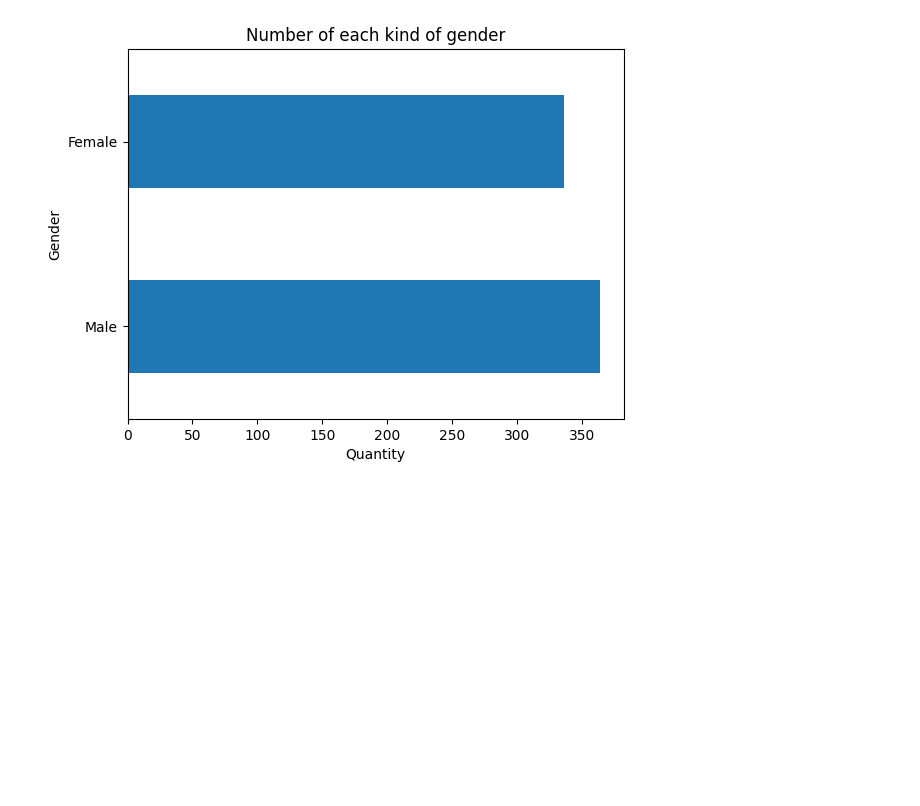
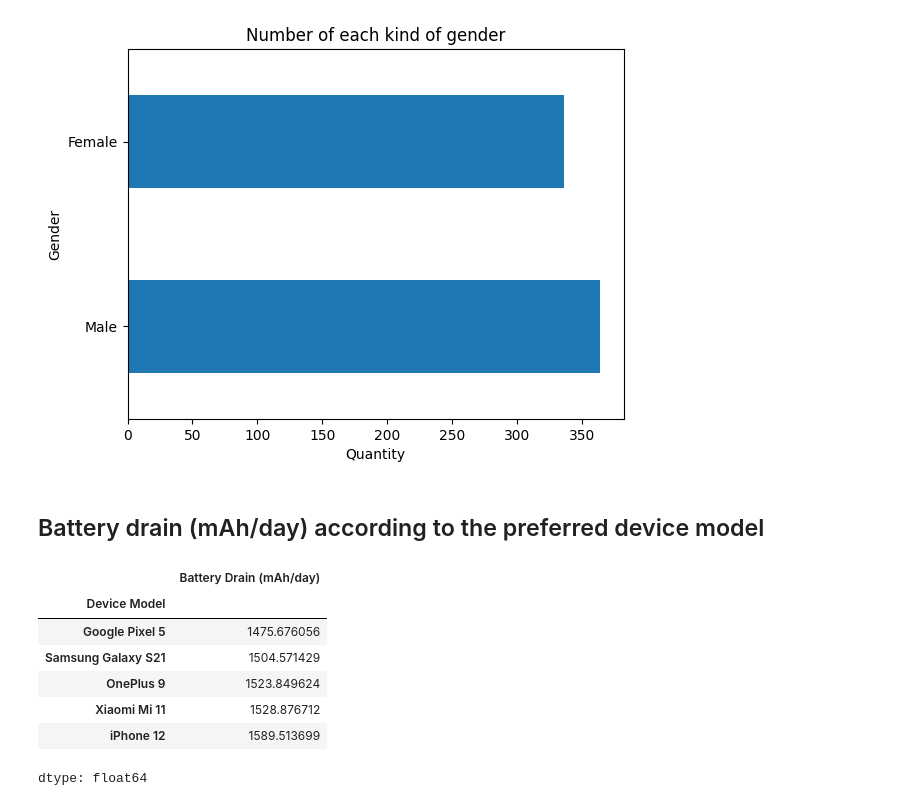
Before and after one commit to Matheus-Pombeiro/mobile_device_usage, a Jupyter notebook: mobile_device_usage.ipynb, the cells around one changed output. Saved outputs shown, nothing was run; the diff lists cells and outputs as text; code cells hidden in the pictures; blank space fills up the shorter version.

```diff
--- a/mobile_device_usage.ipynb
+++ b/mobile_device_usage.ipynb
@@ -80,3 +80,18 @@ dtype: int64
 gender.plot(kind='barh', title='Number of each kind of gender', xlabel='Quantity', ylabel='Gender');
 # %% [output]
 [figure]
+# %% [markdown]
+## Battery drain (mAh/day) according to the preferred device model
+# %%
+# Grouping device models by batery drain mean
+device_models_battery_drain_mean = data.groupby('Device Model')['Battery Drain (mAh/day)'].mean().sort_values()
+device_models_battery_drain_mean
+# %% [output]
+|  | Battery Drain (mAh/day) |
+| Device Model |  |
+| Google Pixel 5 | 1475.676056 |
+| Samsung Galaxy S21 | 1504.571429 |
+| OnePlus 9 | 1523.849624 |
+| Xiaomi Mi 11 | 1528.876712 |
+| iPhone 12 | 1589.513699 |
+dtype: float64
```
Also changed, not shown: parts of 3 cells of this notebook.
